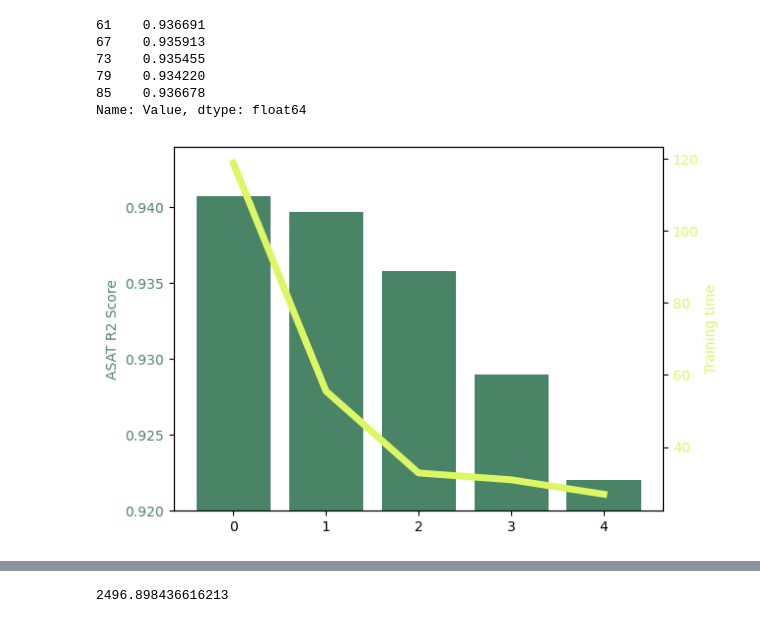
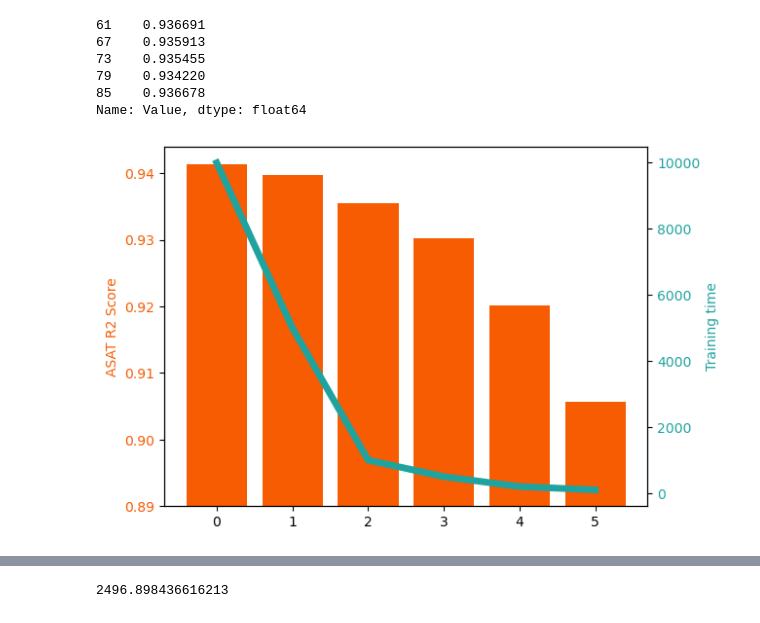
Before and after one commit to howling1/BodyMesh, a Jupyter notebook: notebooks/paper_figures.ipynb, the cells around one changed output, grey strips where cells are left out. Cells and saved outputs as stored; diff of their text form; code cells hidden in the pictures.

Commit message:
new figures

```diff
--- a/notebooks/paper_figures.ipynb
+++ b/notebooks/paper_figures.ipynb
@@ -656,19 +656,23 @@ z1
 Name: Value, dtype: float64
 # %%
 asat_results = [z10.mean(),z5.mean(), z1.mean(), 0.929, 0.922 ]
+# %%
+new_asat_results = [0.9413776, 0.939669354, 0.935406, 0.9302489, 0.92009171, 0.9057004]
+new_train_times = [37.7508, 22.358, 10.11077, 9.0075516, 8.63289, 8.3640]
+faces = [10000,5000,1000,500,200,100]
 # %%
 def plot_bar_and_line(bar_data, line_data):
     fig, ax1 = plt.subplots()
 
     # Create the bar plot
-    bar_color = '#498467'
+    bar_color = '#F75C03'
     ax1.bar(range(len(bar_data)), bar_data, color=bar_color)
     ax1.set_ylabel('ASAT R2 Score', color=bar_color)
     ax1.tick_params(axis='y', labelcolor=bar_color)
-    ax1.set_ylim(0.92, 0.944)
+    ax1.set_ylim(0.89, 0.944)
 
     # Create the line plot
-    line_color= 'orange'
+    line_color= '#20a39e'
     ax2 = ax1.twinx()
     ax2.plot(range(len(line_data)), line_data, color=line_color, linewidth=5)
     ax2.set_ylabel('Training time', color=line_color)
@@ -684,7 +688,7 @@ def plot_bar_and_line(bar_data, line_data):
 
     # Display the figure
     plt.show()
-# %%
-plot_bar_and_line(asat_results, train_times)
-# %% [output]
-[figure, removed]
+# %%
+plot_bar_and_line(new_asat_results, faces)#new_train_times)
+# %% [output]
+[figure, added]
```
Also changed, not shown: parts of 3 cells of this notebook.
